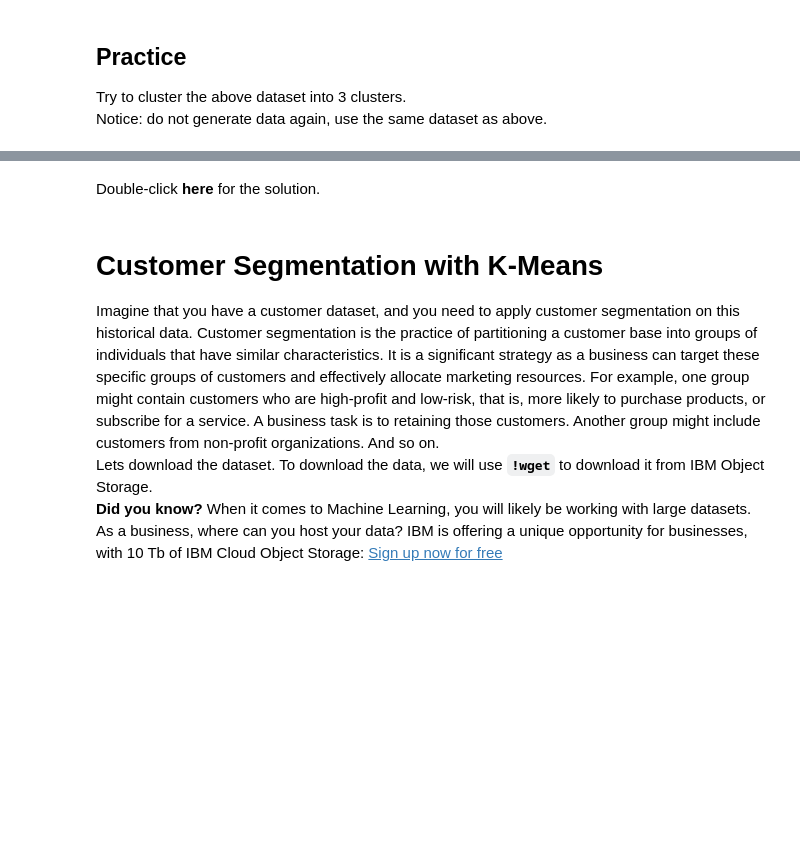
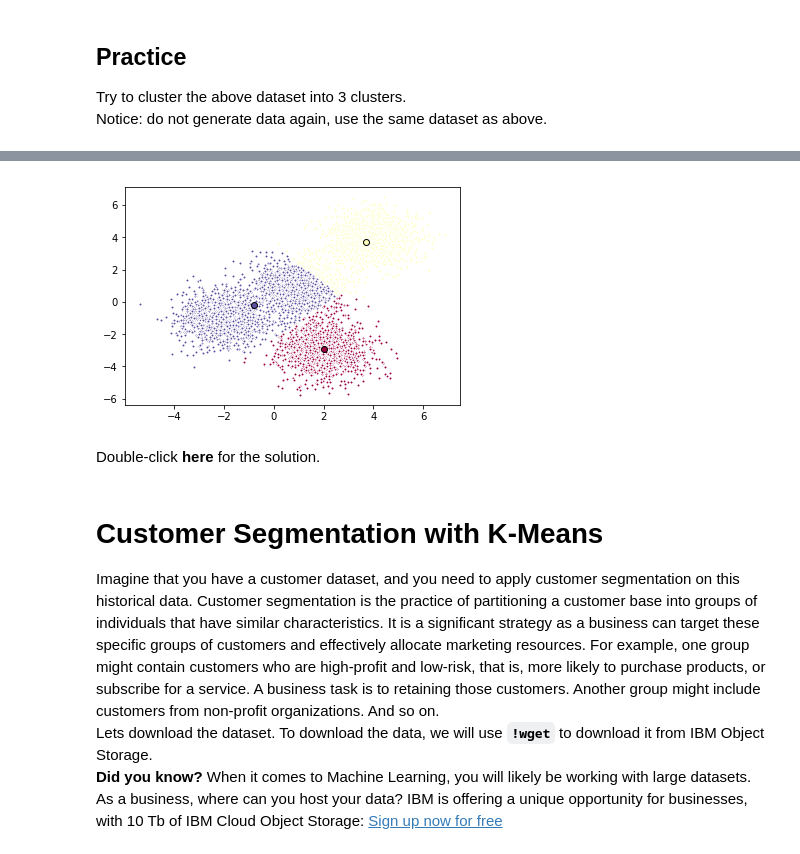
Before and after one commit to MennoBdV/MachineLearningPython, a Jupyter notebook: k-Means.ipynb, the cells around one changed output, grey strips where cells are left out. Cells and saved outputs as stored; diff of their text form; code cells hidden in the pictures; blank space fills up the shorter version.

```diff
--- a/k-Means.ipynb
+++ b/k-Means.ipynb
@@ -171,3 +245,18 @@ Notice: do not generate data again, use the same dataset as above.
+# %%
+
+k_means3 = KMeans(init = "k-means++", n_clusters = 3, n_init = 12)
+k_means3.fit(X)
+fig = plt.figure(figsize=(6, 4))
+colors = plt.cm.Spectral(np.linspace(0, 1, len(set(k_means3.labels_))))
+ax = fig.add_subplot(1, 1, 1)
+for k, col in zip(range(len(k_means3.cluster_centers_)), colors):
+    my_members = (k_means3.labels_ == k)
+    cluster_center = k_means3.cluster_centers_[k]
+    ax.plot(X[my_members, 0], X[my_members, 1], 'w', markerfacecolor=col, marker='.')
+    ax.plot(cluster_center[0], cluster_center[1], 'o', markerfacecolor=col,  markeredgecolor='k', markersize=6)
+plt.show()
+# %% [output]
+[figure, added]
 # %% [markdown]
 Double-click __here__ for the solution.
 
```
Also changed, not shown: parts of 20 cells of this notebook.
